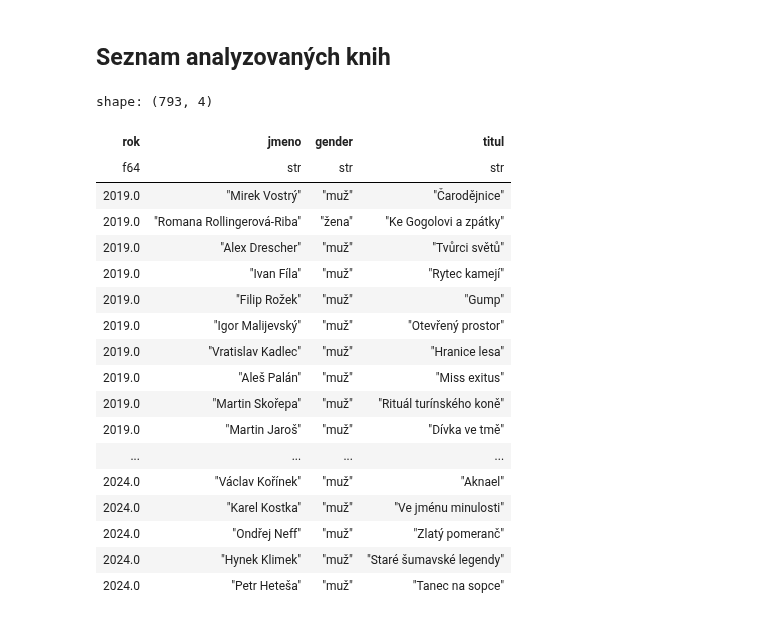
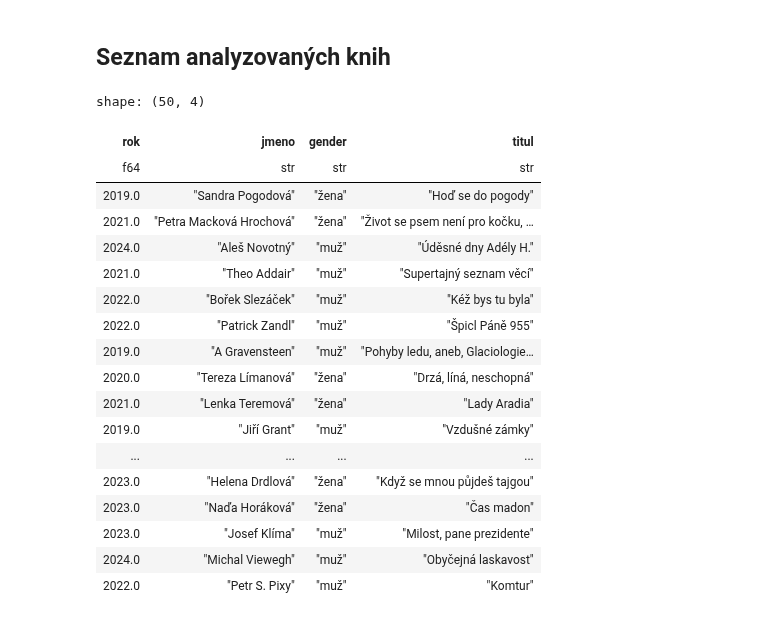
Before and after one commit to DataRozhlas/knizni-peoplemetr, a Jupyter notebook: 906b_muzske_zenske_psani.ipynb, the cells around one changed output. Cells and saved outputs as stored; diff of their text form; code cells hidden in the pictures.

```diff
--- a/906b_muzske_zenske_psani.ipynb
+++ b/906b_muzske_zenske_psani.ipynb
@@ -1543,35 +1541,38 @@ vypis = mz.merge(df[['isbn','245_a','100_a','rok']], on='isbn')
 import polars as pl
 from src.bez_bordelu import bez_bordelu
 from src.hezke_jmeno import hezke_jmeno
+# %%
+vypis = mz.merge(df[['isbn','245_a','100_a','rok']], on='isbn')
+vypis = pl.from_pandas(
+    vypis
+).with_columns(
+    pl.col('100_a').map_elements(hezke_jmeno).alias('jmeno')
+).with_columns(
+    pl.col('245_a').map_elements(bez_bordelu).alias('titul')
+).select(
+    ['rok','jmeno','gender','titul']
+).sort(
+    by='rok'
+)
 # %%
-pl.from_pandas(
-    vypis
-).with_columns(
-    pl.col('100_a').map_elements(hezke_jmeno).alias('jmeno')
-).with_columns(
-    pl.col('245_a').map_elements(bez_bordelu).alias('titul')
-).select(
-    ['rok','jmeno','gender','titul']
-).sort(
-    by='rok'
-)
+vypis.sample(50)
 # %% [output]
-shape: (793, 4)
+shape: (50, 4)
 | rok | jmeno | gender | titul |
 | f64 | str | str | str |
-| 2019.0 | "Mirek Vostrý" | "muž" | "Čarodějnice" |
-| 2019.0 | "Romana Rollingerová-Riba" | "žena" | "Ke Gogolovi a zpátky" |
-| 2019.0 | "Alex Drescher" | "muž" | "Tvůrci světů" |
-| 2019.0 | "Ivan Fíla" | "muž" | "Rytec kamejí" |
-| 2019.0 | "Filip Rožek" | "muž" | "Gump" |
-| 2019.0 | "Igor Malijevský" | "muž" | "Otevřený prostor" |
-| 2019.0 | "Vratislav Kadlec" | "muž" | "Hranice lesa" |
-| 2019.0 | "Aleš Palán" | "muž" | "Miss exitus" |
-| 2019.0 | "Martin Skořepa" | "muž" | "Rituál turínského koně" |
-| 2019.0 | "Martin Jaroš" | "muž" | "Dívka ve tmě" |
+| 2019.0 | "Sandra Pogodová" | "žena" | "Hoď se do pogody" |
+| 2021.0 | "Petra Macková Hrochová" | "žena" | "Život se psem není pro kočku, … |
+| 2024.0 | "Aleš Novotný" | "muž" | "Úděsné dny Adély H." |
+| 2021.0 | "Theo Addair" | "muž" | "Supertajný seznam věcí" |
+| 2022.0 | "Bořek Slezáček" | "muž" | "Kéž bys tu byla" |
+| 2022.0 | "Patrick Zandl" | "muž" | "Špicl Páně 955" |
+| 2019.0 | "A Gravensteen" | "muž" | "Pohyby ledu, aneb, Glaciologie… |
+| 2020.0 | "Tereza Límanová" | "žena" | "Drzá, líná, neschopná" |
+| 2021.0 | "Lenka Teremová" | "žena" | "Lady Aradia" |
+| 2019.0 | "Jiří Grant" | "muž" | "Vzdušné zámky" |
 | ... | ... | ... | ... |
-| 2024.0 | "Václav Kořínek" | "muž" | "Aknael" |
-| 2024.0 | "Karel Kostka" | "muž" | "Ve jménu minulosti" |
-| 2024.0 | "Ondřej Neff" | "muž" | "Zlatý pomeranč" |
-| 2024.0 | "Hynek Klimek" | "muž" | "Staré šumavské legendy" |
-| 2024.0 | "Petr Heteša" | "muž" | "Tanec na sopce" |
+| 2023.0 | "Helena Drdlová" | "žena" | "Když se mnou půjdeš tajgou" |
+| 2023.0 | "Naďa Horáková" | "žena" | "Čas madon" |
+| 2023.0 | "Josef Klíma" | "muž" | "Milost, pane prezidente" |
+| 2024.0 | "Michal Viewegh" | "muž" | "Obyčejná laskavost" |
+| 2022.0 | "Petr S. Pixy" | "muž" | "Komtur" |
```
Also changed, not shown: parts of 4 cells of this notebook, 6 other files.
